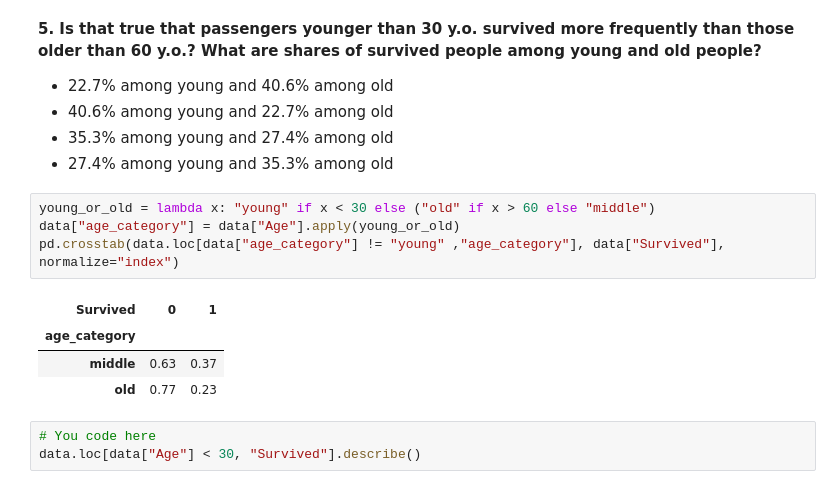
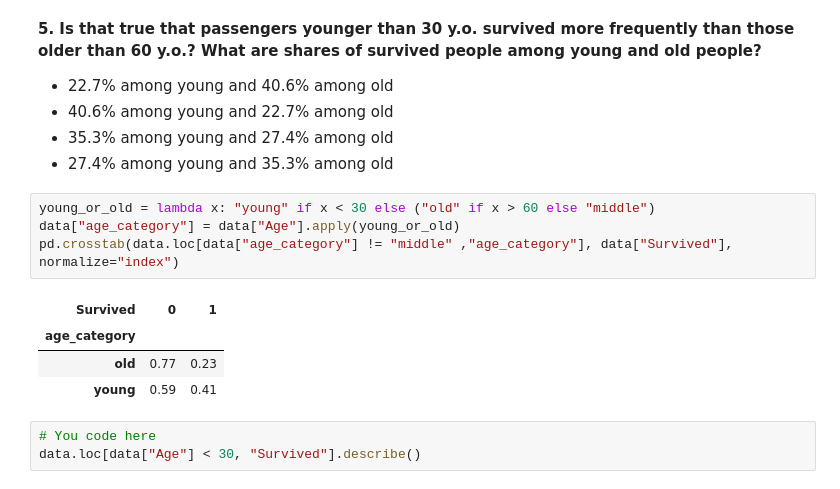
Before and after one commit to GreenSnabl/robotics_ml, a Jupyter notebook: ml_course_en/assignments/Assignment 01. Pandas_titanic.ipynb, the cells around one changed output. Saved outputs shown, nothing was run; the diff lists cells and outputs as text.

```diff
--- a/ml_course_en/assignments/Assignment 01. Pandas_titanic.ipynb
+++ b/ml_course_en/assignments/Assignment 01. Pandas_titanic.ipynb
@@ -204,12 +205,12 @@ data.groupby(['Survived']).agg({'mean'})["Age"]
 # %%
 young_or_old = lambda x: "young" if x < 30 else ("old" if x > 60 else "middle")
 data["age_category"] = data["Age"].apply(young_or_old)
-pd.crosstab(data.loc[data["age_category"] != "young" ,"age_category"], data["Survived"], normalize="index")
+pd.crosstab(data.loc[data["age_category"] != "middle" ,"age_category"], data["Survived"], normalize="index")
 # %% [output]
 | Survived | 0 | 1 |
 | age_category |  |  |
-| middle | 0.63 | 0.37 |
 | old | 0.77 | 0.23 |
+| young | 0.59 | 0.41 |
 # %%
 # You code here
 data.loc[data["Age"] < 30, "Survived"].describe()
```
Also changed, not shown: parts of 7 cells of this notebook, 3 other files.
